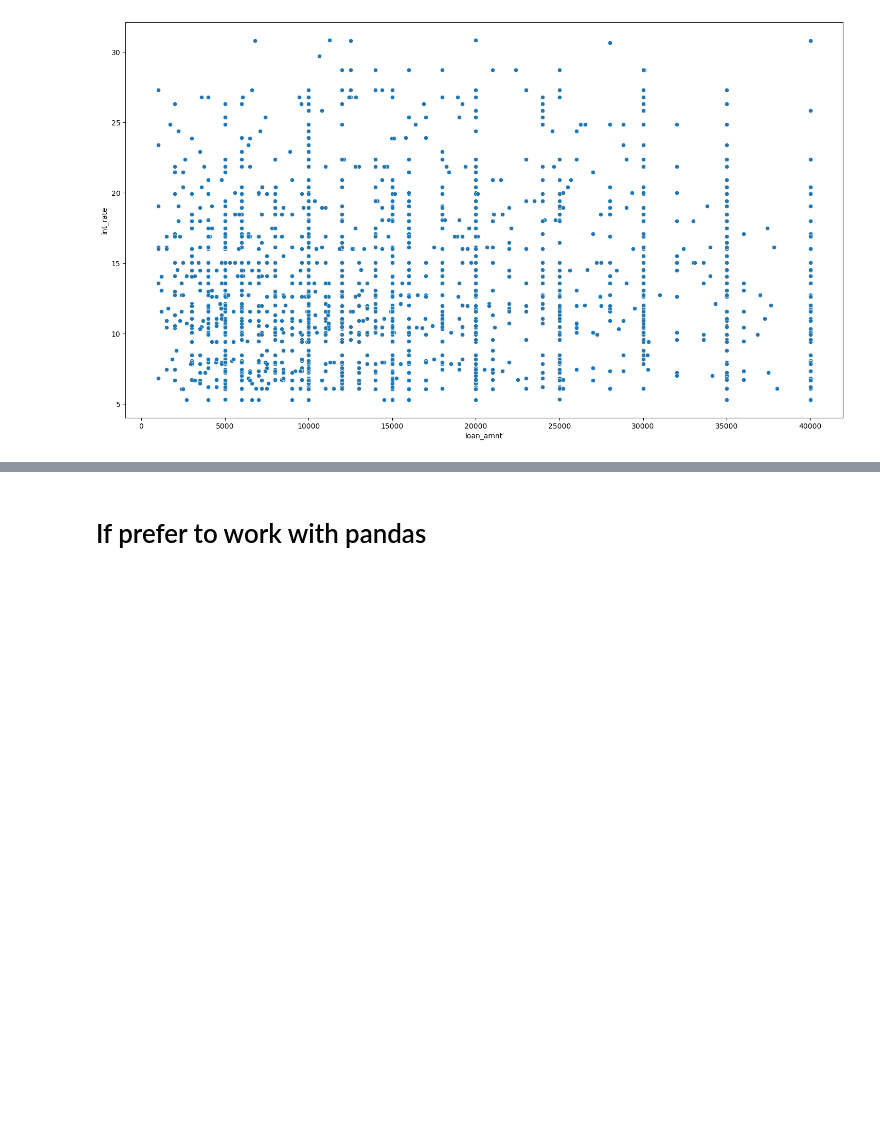
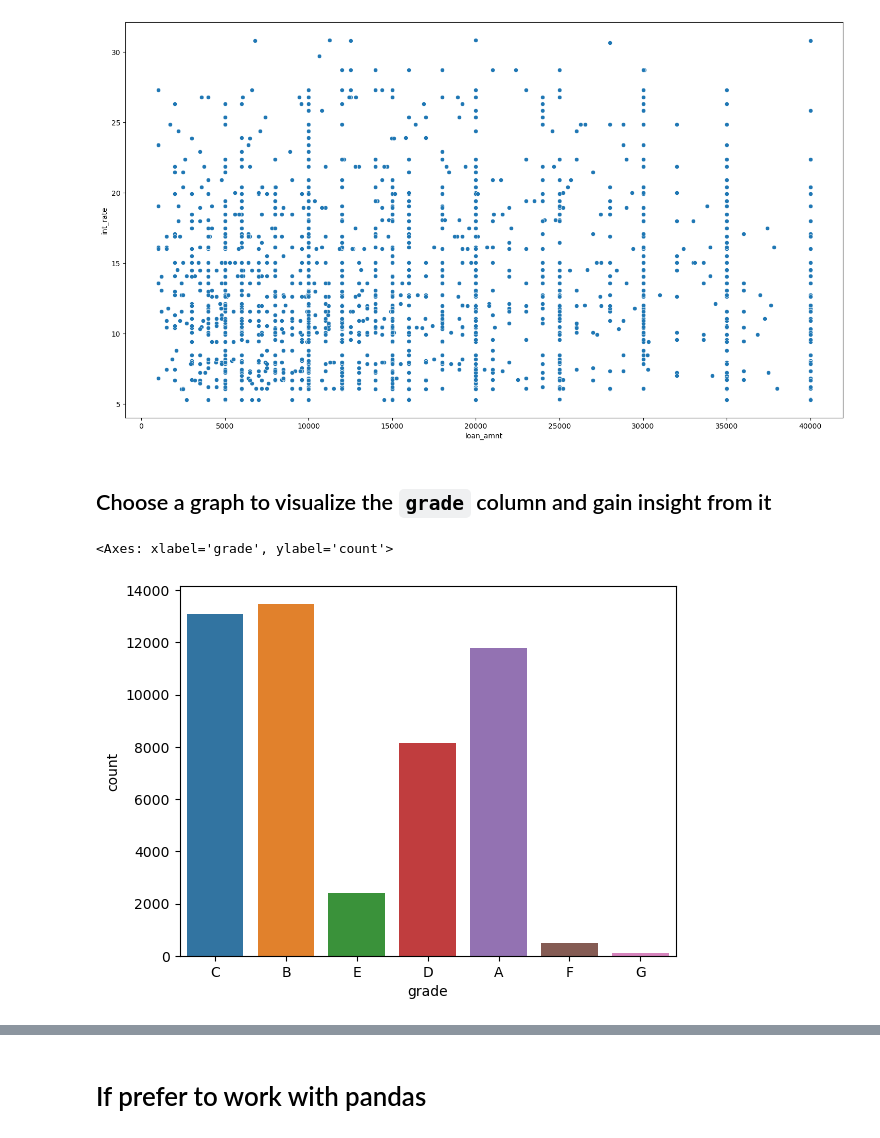
Before and after one commit to vengleab/BigData-Sunrise-2024, a Jupyter notebook: spark-sql/Spark SQL.ipynb, the cells around one changed output, grey strips where cells are left out. Cells and saved outputs as stored; diff of their text form; code cells hidden in the pictures; blank space fills up the shorter version.

Commit message:
Data visualization - part 2

```diff
--- a/spark-sql/Spark SQL.ipynb
+++ b/spark-sql/Spark SQL.ipynb
@@ -677,3 +677,10 @@ sns.scatterplot(pdf.sample(2000), x="loan_amnt", y="int_rate")
 # %% [output]
 <Axes: xlabel='loan_amnt', ylabel='int_rate'>
 [figure]
+# %% [markdown]
+## Choose a graph to visualize the `grade` column and gain insight from it
+# %%
+sns.countplot(pdf, x='grade')
+# %% [output]
+<Axes: xlabel='grade', ylabel='count'>
+[figure, added]
```
Also changed, not shown: parts of 3 cells of this notebook.
